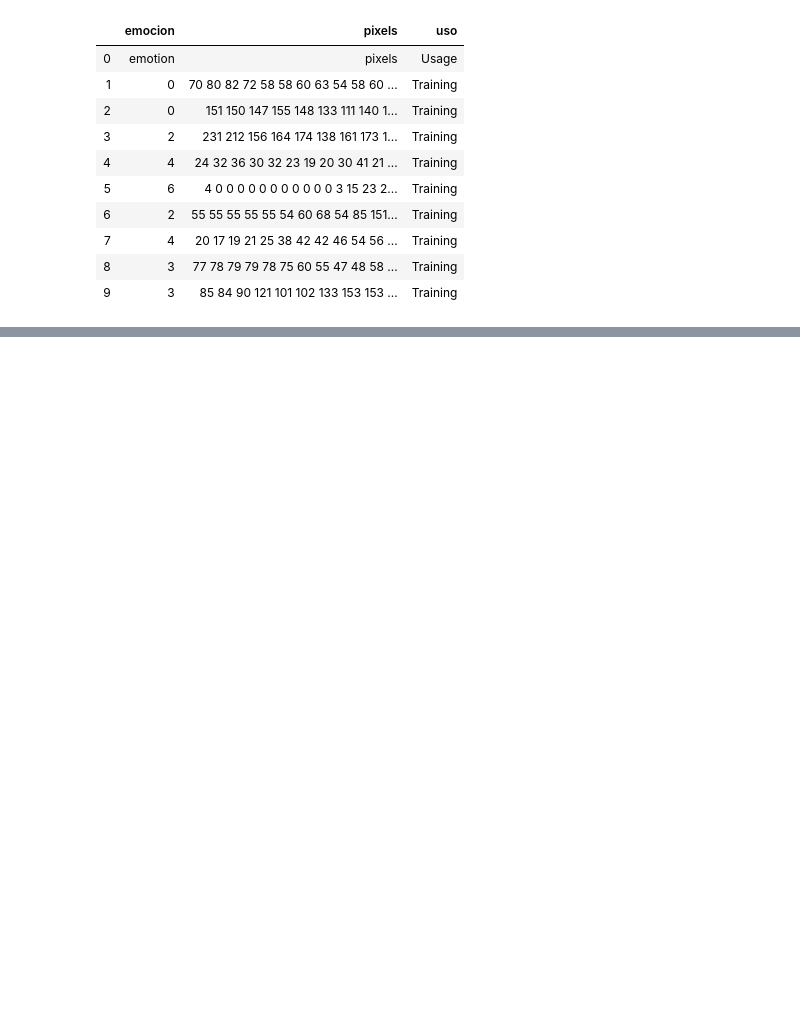
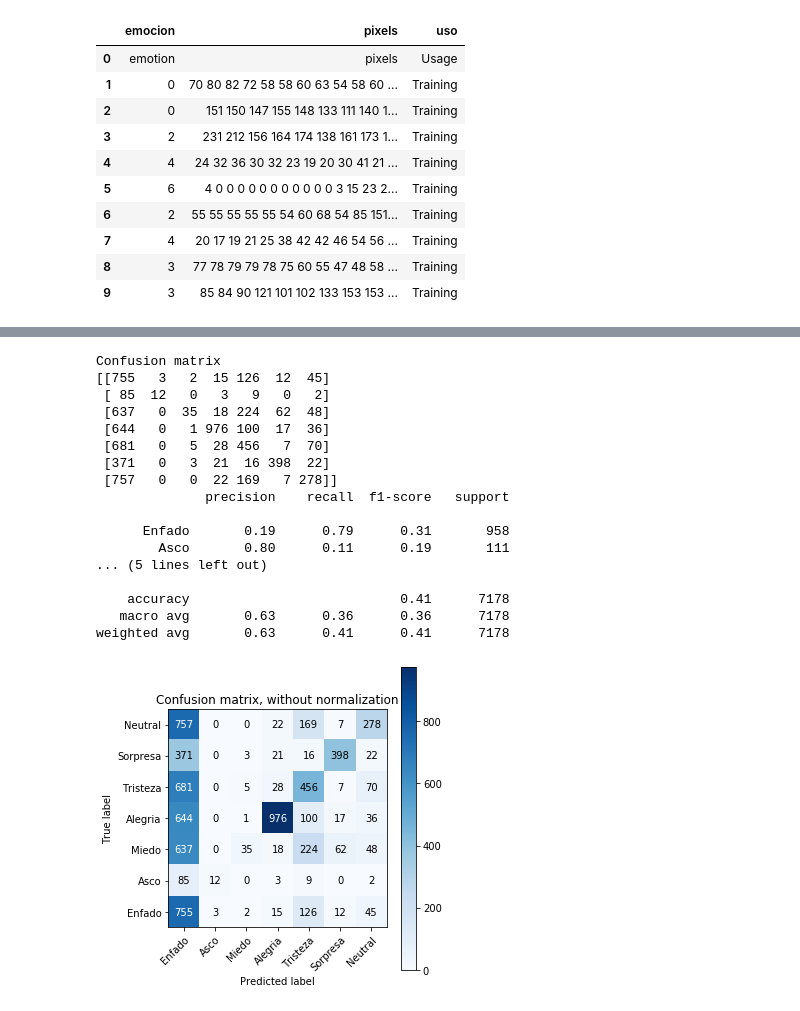
Before and after one commit to matgar03/TFGMGP, a Jupyter notebook: Notebooks/Basic CNN.ipynb, the cells around one changed output, grey strips where cells are left out. Cells and saved outputs as stored; diff of their text form; code cells hidden in the pictures; blank space fills up the shorter version.

```diff
--- a/Notebooks/Basic CNN.ipynb
+++ b/Notebooks/Basic CNN.ipynb
@@ -25,6 +23,6 @@ Using TensorFlow backend.
 # %%
 seed = 16
-filename = '../fer2013.csv'
+filename = '../Datos/fer2013.csv'
 label_map = ['Enfado', 'Asco', 'Miedo', 'Alegria', 'Tristeza', 'Sorpresa', 'Neutral']
 label_map = np.array(label_map)
 names=['emocion','pixels','uso']
@@ -90,14 +88,9 @@ model.add(MaxPooling2D(pool_size=(2, 2)))
 model.add(Conv2D(128,(5,5),input_shape=X_train.shape[1:],padding = 'same', strides = 1, activation= 'relu'))
 model.add(MaxPooling2D(pool_size=(2, 2)))
 
-
-model.add(Conv2D(256,(3,3),input_shape=X_train.shape[1:],padding = 'same', strides = 1, activation = 'relu'))
-model.add(MaxPooling2D(pool_size=(2, 2)))
-
-
 model.add(Flatten())
 model.add(Dense(1024, activation='relu'))
-model.add(Dense(2028, activation='relu'))
+model.add(Dense(2048, activation='relu'))
 model.add(Dense(class_num, activation='softmax'))
 
 model.summary()
@@ -204,29 +235,20 @@ print(cr(Y_test.argmax(axis=1),pred.argmax(axis=1),target_names = label_map))
 # %%
 model = Sequential()
 model.add(Conv2D(64,(5,5),input_shape=X_train.shape[1:],padding = 'same', strides = 1, activation= 'relu'))
-model.add(Dropout(0.3))
-model.add(BatchNormalization())
 model.add(MaxPooling2D(pool_size=(2, 2)))
 
 model.add(Conv2D(128,(5,5),input_shape=X_train.shape[1:],padding = 'same', strides = 1, activation= 'relu'))
-model.add(Dropout(0.3))
-model.add(BatchNormalization())
 model.add(MaxPooling2D(pool_size=(2, 2)))
 
 
 model.add(Conv2D(256,(3,3),input_shape=X_train.shape[1:],padding = 'same', strides = 1, activation = 'relu'))
-model.add(Dropout(0.3))
-model.add(BatchNormalization())
 model.add(MaxPooling2D(pool_size=(2, 2)))
 
 
 model.add(Flatten())
 model.add(Dense(1024, activation='relu'))
-model.add(Dropout(0.2))
-model.add(BatchNormalization())
-model.add(Dense(2028, activation='relu'))
-model.add(Dropout(0.2))
-model.add(BatchNormalization())
+model.add(Dense(2048, activation='relu'))
+model.add(Dense(2048, activation='relu'))
 model.add(Dense(class_num, activation='softmax'))
 
 model.summary()
@@ -249,0 +380,5 @@ print(cr(Y_test.argmax(axis=1),pred.argmax(axis=1),target_names = label_map))
+# %%
+mc = ModelCheckpoint('.bcnn_3.hdf5', save_best_only=True, monitor='val_loss', mode='min')
+cb =  [es,mc,rlr]
+
+model.fit(X_train, Y_train, validation_data=(X_test, Y_test), epochs=epochs, batch_size=64, callbacks = cb)
@@ -249,0 +404,29 @@ print(cr(Y_test.argmax(axis=1),pred.argmax(axis=1),target_names = label_map))
+# %%
+model.load_weights('.bcnn_3.hdf5')
+pred = np.array(model.predict(X_test))
+pred = np.around(pred)
+pred = pred.astype(int)
+Y_test = Y_test.astype(int)
+
+
+plot_confusion_matrix(Y_test.argmax(axis=1),pred.argmax(axis=1),label_map)
+print(cr(Y_test.argmax(axis=1),pred.argmax(axis=1),target_names = label_map))
+# %% [output]
+Confusion matrix
+[[755   3   2  15 126  12  45]
+ [ 85  12   0   3   9   0   2]
+ [637   0  35  18 224  62  48]
+ [644   0   1 976 100  17  36]
+ [681   0   5  28 456   7  70]
+ [371   0   3  21  16 398  22]
+ [757   0   0  22 169   7 278]]
+              precision    recall  f1-score   support
+
+      Enfado       0.19      0.79      0.31       958
+        Asco       0.80      0.11      0.19       111
+... (5 lines left out)
+
+    accuracy                           0.41      7178
+   macro avg       0.63      0.36      0.36      7178
+weighted avg       0.63      0.41      0.41      7178
+[figure, added]
```
Also changed, not shown: parts of 17 cells of this notebook, 6 other files.
